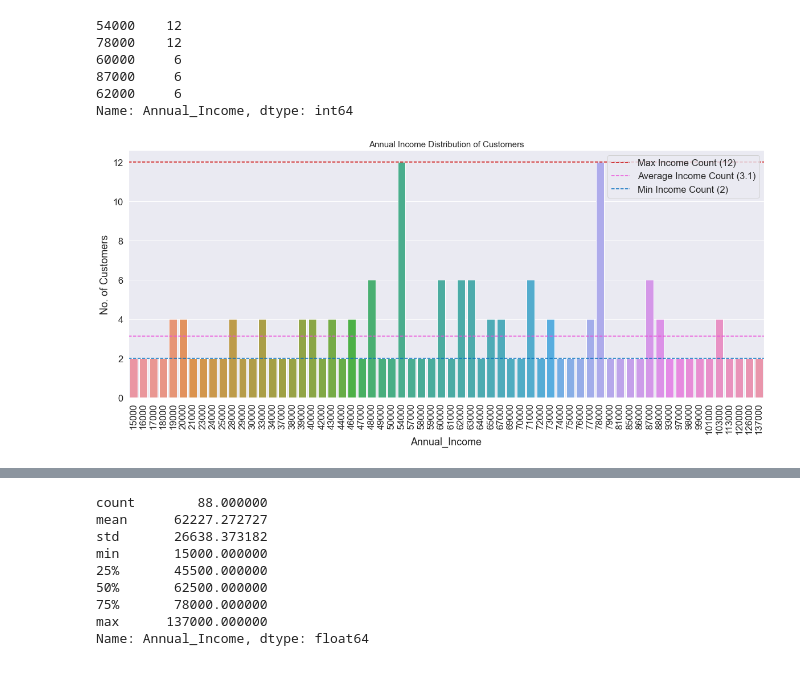
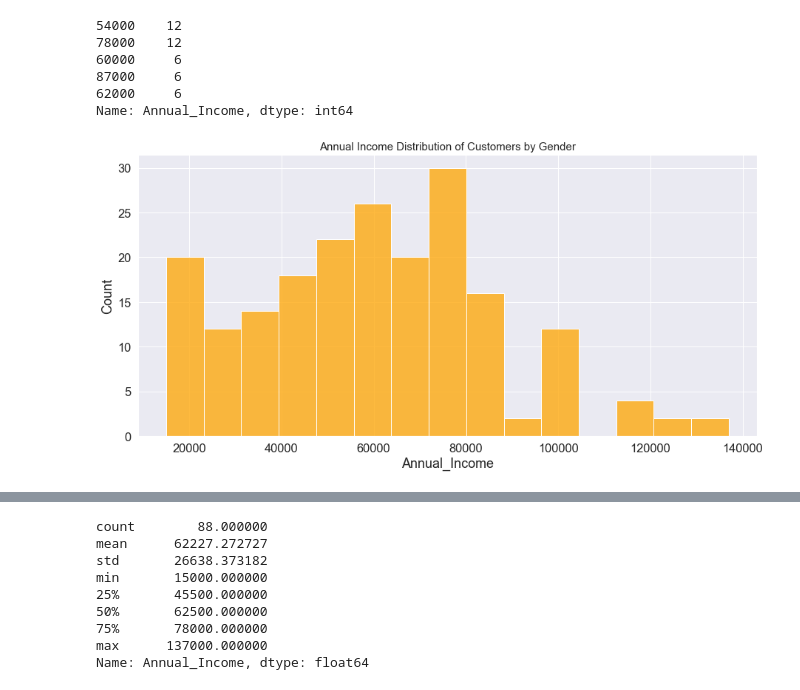
Before and after one commit to mayursrt/customer-segmentation-using-k-means, a Jupyter notebook: Customer Segmentation.ipynb, the cells around one changed output, grey strips where cells are left out. Drawn from its saved outputs; the diff is of its cells as text; code cells hidden in the pictures.

```diff
--- a/Customer Segmentation.ipynb
+++ b/Customer Segmentation.ipynb
@@ -546,20 +546,13 @@ data['Annual_Income'].value_counts().head()
 87000     6
 62000     6
 Name: Annual_Income, dtype: int64
-# %%
-# Visualize Distribution of Annual Income
-
-fig, ax = plt.subplots(figsize=(20,8))
-sns.set(font_scale=1.5)
-sns.countplot(x=data['Annual_Income'])
-ax.axhline(y=data['Annual_Income'].value_counts().max(), linestyle='--',color='#c90404', label=f'Max Income Count ({data.Annual_Income.value_counts().max()})')
-ax.axhline(y=data['Annual_Income'].value_counts().mean(), linestyle='--',color='#eb50db', label=f'Average Income Count ({data.Annual_Income.value_counts().mean():.1f})')
-ax.axhline(y=data['Annual_Income'].value_counts().min(), linestyle='--',color='#046ebf', label=f'Min Income Count ({data.Annual_Income.value_counts().min()})')
-plt.xticks(rotation=90)
-ax.set_ylabel('No. of Customers')
-ax.legend(loc ='upper right')
-
-plt.title('Annual Income Distribution of Customers', fontsize = 15)
-plt.show()
-# %% [output]
-[figure, removed]
+# %%
+# Annual Income value Distribution
+
+fig, ax = plt.subplots(figsize=(15,7))
+sns.set(font_scale=1.5)
+ax = sns.histplot(data['Annual_Income'], bins=15, ax=ax, color=['orange'])
+plt.title('Annual Income Distribution of Customers by Gender', fontsize = 15)
+plt.show()
+# %% [output]
+[figure, added]
```
Also changed, not shown: parts of 8 cells of this notebook.
